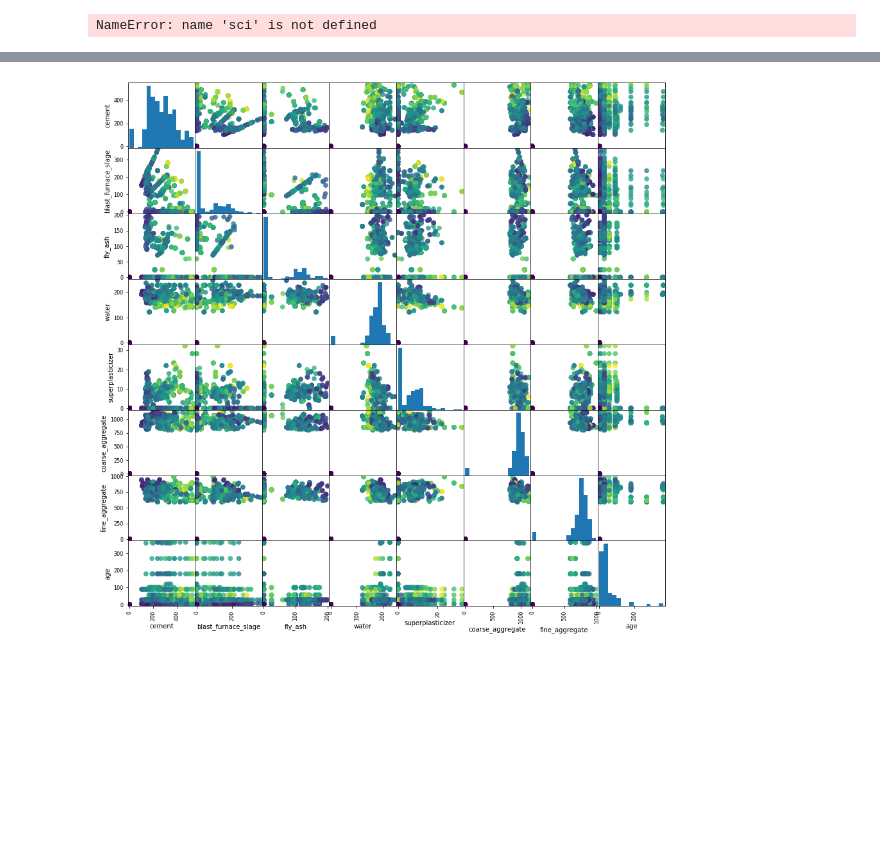
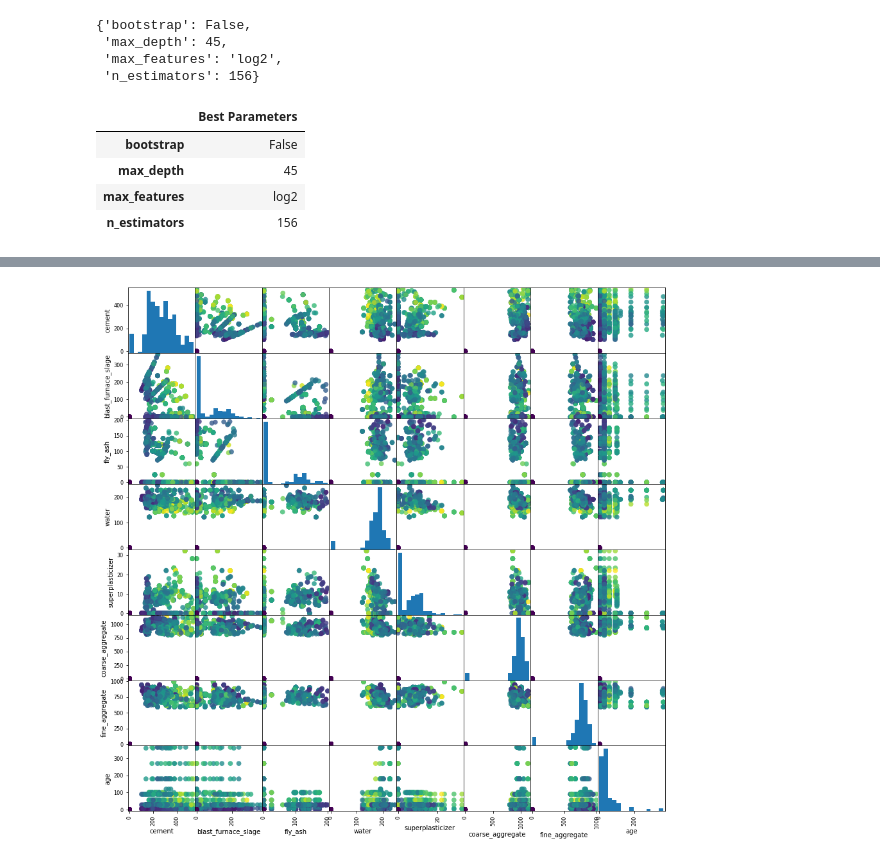
Before and after one commit to georgiafbi/rock_candy, a Jupyter notebook: random_forest_regr.ipynb, the cells around one changed output, grey strips where cells are left out. Drawn from its saved outputs; the diff is of its cells as text; code cells hidden in the pictures; blank space fills up the shorter version.

```diff
--- a/random_forest_regr.ipynb
+++ b/random_forest_regr.ipynb
@@ -135,4 +42,17 @@ import sklearn
-# %%
- print(sci-kit.__version__)
-# %% [output]
-NameError: name 'sci' is not defined
+# %%
+best_params_dict=g_search.best_params_
+best_params_dict
+# %% [output]
+{'bootstrap': False,
+ 'max_depth': 45,
+ 'max_features': 'log2',
+ 'n_estimators': 156}
+# %%
+best_params_df=pd.DataFrame([best_params_dict],index=['Best Parameters']).T
+best_params_df
+# %% [output]
+|  | Best Parameters |
+| bootstrap | False |
+| max_depth | 45 |
+| max_features | log2 |
+| n_estimators | 156 |
```
Also changed, not shown: parts of 8 cells of this notebook, 4 other files.
